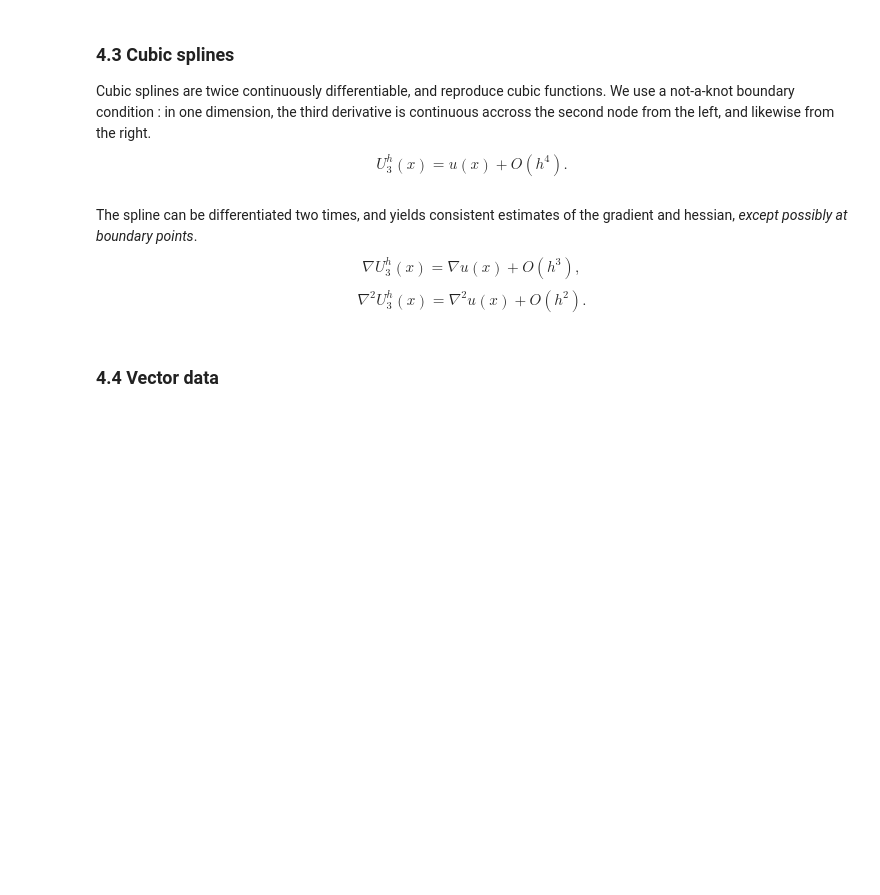
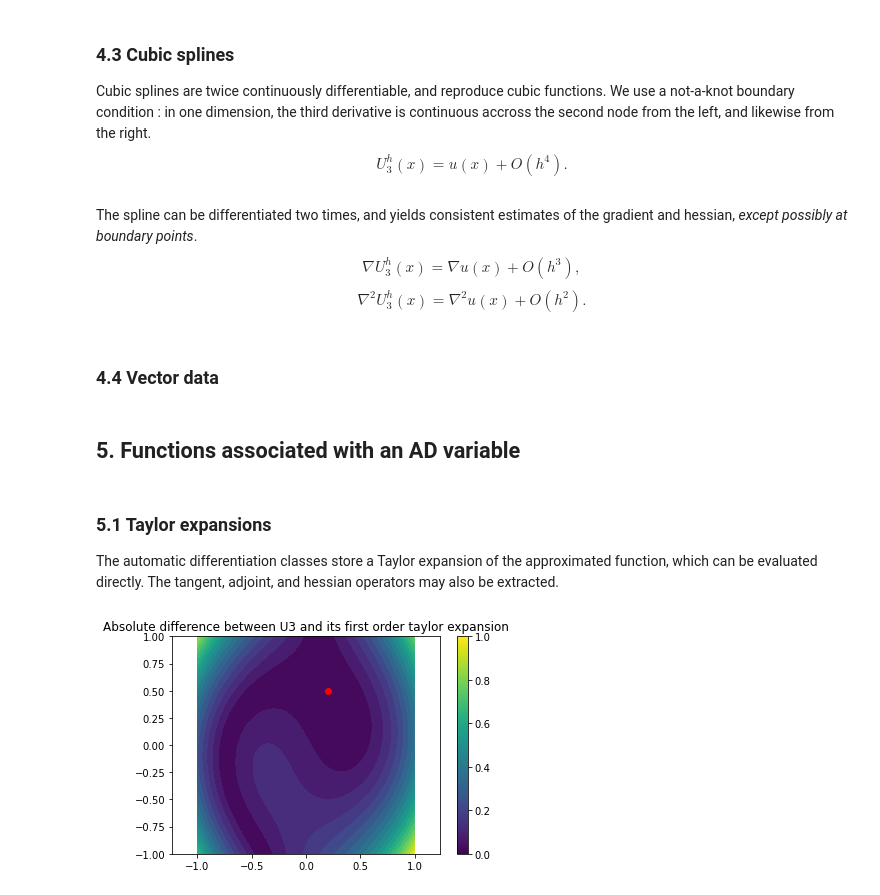
Before and after one commit to Mirebeau/AdaptiveGridDiscretizations_showcase, a Jupyter notebook: Notebooks_Algo/FiniteDifferences.ipynb, the cells around one changed output. Cells and saved outputs as stored; diff of their text form; code cells hidden in the pictures; blank space fills up the shorter version.

```diff
--- a/Notebooks_Algo/FiniteDifferences.ipynb
+++ b/Notebooks_Algo/FiniteDifferences.ipynb
@@ -259,3 +263,20 @@ assert close(ddU3,ddu3,1)
 # %%
 U123 = Interp(X,u123(X),order=3)
 assert np.allclose(U123(X_),u123(X_))
+# %% [markdown]
+## 5. Functions associated with an AD variable
+# %% [markdown]
+### 5.1 Taylor expansions
+
+The automatic differentiation classes store a Taylor expansion of the approximated function, which can be evaluated directly. The tangent, adjoint, and hessian operators may also be extracted.
+# %%
+x = np.array([0.2,0.5])
+H = X-fd.as_field(x,shape)
+x_ad  = ad.Dense.identity(constant=x)
+x_ad2 = ad.Dense2.identity(constant=x)
+# %%
+plt.title("Absolute difference between U3 and its first order taylor expansion")
+plt.contourf(*X, np.abs(U3(x_ad).as_func(H) - U3(X)), levels=20);
+plt.axis('equal'); plt.scatter(*x,color='red'); plt.colorbar();
+# %% [output]
+[figure, added]
```
Also changed, not shown: parts of 14 cells of this notebook, 26 other files.
